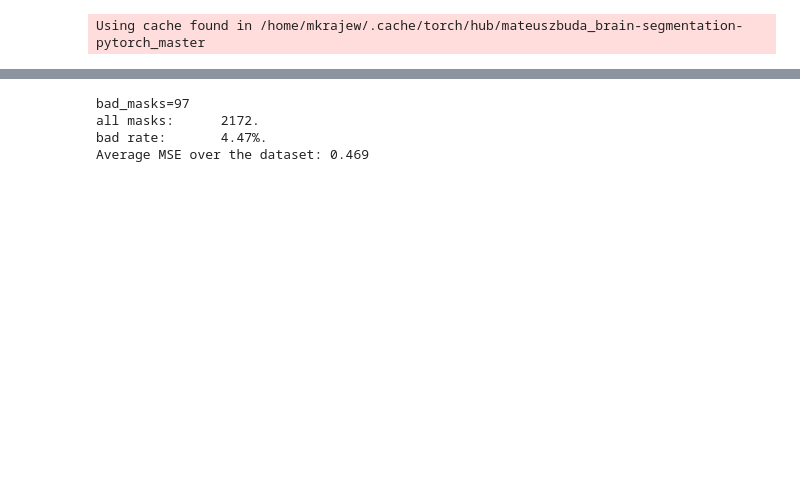
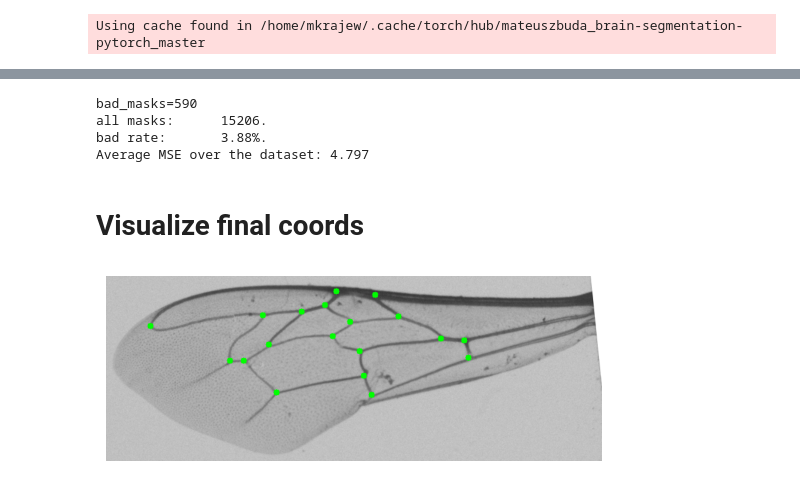
Before and after one commit to mkrajew/bees, a Jupyter notebook: notebooks/06_unet.ipynb, the cells around one changed output, grey strips where cells are left out. Saved outputs shown, nothing was run; the diff lists cells and outputs as text; code cells hidden in the pictures; blank space fills up the shorter version.

```diff
--- a/notebooks/06_unet.ipynb
+++ b/notebooks/06_unet.ipynb
@@ -144,12 +141,20 @@ total_mse = 0
 num_samples = 0
 bad_masks = 0
 
-for image, label, original_coords in test_dataset:
+for image, label, original_coords, orig_size in test_dataset:
     output = model(image.cuda().unsqueeze(0))
     mask = torch.round(output).squeeze().detach().cpu().numpy()
     try:
         mask_coords = mask_to_coords(mask, max_iter=2)
+
+        mask_height, mask_width = mask.shape
+        orig_width, orig_height = orig_size
+        scale_x = orig_width / mask_width
+        scale_y = orig_height / mask_height
+        mask_coords = [(x * scale_x, y * scale_y) for x, y in mask_coords]
+
         mask_coords, original_coords = order_coords(mask_coords, original_coords)
+
         mse = mean_squared_error(original_coords, mask_coords)
         total_mse += mse
         num_samples += 1
@@ -157,12 +162,47 @@ for image, label, original_coords in test_dataset:
         bad_masks += 1
 # %%
 print(f"{bad_masks=}")
-print(f"all masks:\t{bad_masks+num_samples}.")
-print(f"bad rate:\t{bad_masks/(num_samples+bad_masks)*100:.2f}%.")
-average_mse = total_mse / num_samples if num_samples > 0 else float('nan')
+print(f"all masks:\t{bad_masks + num_samples}.")
+print(f"bad rate:\t{bad_masks / (num_samples + bad_masks) * 100:.2f}%.")
+average_mse = total_mse / (num_samples - bad_masks) if num_samples > 0 else float('nan')
 print(f"Average MSE over the dataset: {average_mse:.3f}")
 # %% [output]
-bad_masks=97
-all masks:      2172.
-bad rate:       4.47%.
-Average MSE over the dataset: 0.469
+bad_masks=590
+all masks:      15206.
+bad rate:       3.88%.
+Average MSE over the dataset: 4.797
+# %% [markdown]
+# Visualize final coords
+# %%
+n = np.random.randint(0, max_n)
+image, _, coords, orig_size = test_dataset[n]
+original_dataset = test_dataset.dataset  # this gives you the original dataset
+filename = original_dataset.coords_df.loc[test_dataset.indices[n], 'file']
+
+output = model(image.cuda().unsqueeze(0))
+mask = torch.round(output).squeeze().detach().cpu().numpy()
+
+country = filename.split('-', 1)[0]
+imgpath = RAW_DATA_DIR / f"{country}{IMG_FOLDER_SUFX}" / filename
+img = cv2.imread(imgpath, cv2.IMREAD_COLOR)
+
+try:
+    mask_coords = mask_to_coords(mask, max_iter=2)
+
+    mask_height, mask_width = mask.shape
+    orig_width, orig_height = orig_size
+    scale_x = orig_width / mask_width
+    scale_y = orig_height / mask_height
+    mask_coords = [(x * scale_x, y * scale_y) for x, y in mask_coords]
+
+    mask_coords, original_coords = order_coords(mask_coords, coords)
+    flat_coords = [coord for pair in mask_coords for coord in pair]  # Flatten list of tuples
+    target_tensor = torch.tensor(flat_coords, dtype=torch.float32)
+
+    # Visualize
+    visualize_coords(img, target_tensor, spot_size=5)
+
+except Exception as e:
+    print(e)
+# %% [output]
+[figure, added]
```
Also changed, not shown: parts of 5 cells of this notebook, 8 other files.
